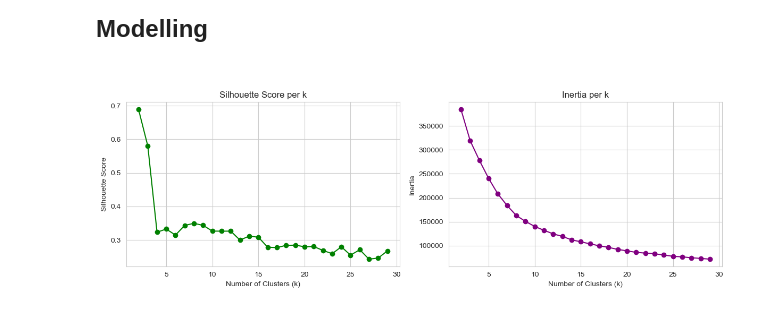
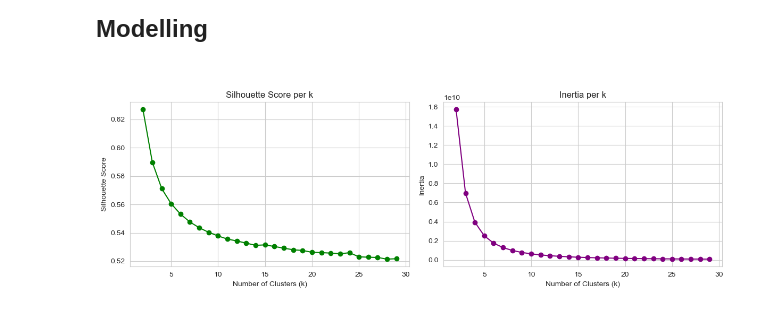
Before and after one commit to inesbchainho/ML_unsupervized_learning_26, a Jupyter notebook: Main_Notebook.ipynb, the cells around one changed output. Saved outputs shown, nothing was run; the diff lists cells and outputs as text; code cells hidden in the pictures.

```diff
--- a/Main_Notebook.ipynb
+++ b/Main_Notebook.ipynb
@@ -161,10 +161,10 @@ print("----------------Feature Engineering:-----------------------")
 data_droped["AVG_PURCHASE_VALUE"] = np.where(data_droped["PURCHASES_TRX"] > 0, data_droped["PURCHASES"] / data_droped["PURCHASES_TRX"], 0)
 data_droped["AVG_CASH_ADVANCE_VALUE"] = np.where(data_droped["CASH_ADVANCE_TRX"] > 0, data_droped["CASH_ADVANCE"] / data_droped["CASH_ADVANCE_TRX"], 0)
 
-data_droped["PURCHASE_ENGAGEMENT"] = np.log(1 + data_droped["PURCHASES"] * data_droped["PURCHASES_FREQUENCY"])
-data_droped["INSTALLMENT_PURCHASES_ENGAGEMENT"] = np.log(1 + data_droped["INSTALLMENTS_PURCHASES"] * data_droped["PURCHASES_INSTALLMENTS_FREQUENCY"])
+data_droped["PURCHASE_ENGAGEMENT"] = data_droped["PURCHASES"] * data_droped["PURCHASES_FREQUENCY"]
+data_droped["INSTALLMENT_PURCHASES_ENGAGEMENT"] = data_droped["INSTALLMENTS_PURCHASES"] * data_droped["PURCHASES_INSTALLMENTS_FREQUENCY"]
 
-data_droped["PAYMENT_RATIO"] = np.log(1 + data_droped["PAYMENTS"] / data_droped["MINIMUM_PAYMENTS"])
+data_droped["PAYMENT_RATIO"] = data_droped["PAYMENTS"] / data_droped["MINIMUM_PAYMENTS"]
 data_droped.drop(columns = ["CASH_ADVANCE", "PURCHASES_FREQUENCY", "PURCHASES", "INSTALLMENTS_PURCHASES", "ONEOFF_PURCHASES_FREQUENCY", "CASH_ADVANCE_FREQUENCY",
                             "CASH_ADVANCE_TRX", "PURCHASES_TRX", "PURCHASES_INSTALLMENTS_FREQUENCY", "MINIMUM_PAYMENTS"], inplace = True)
 data_droped.info()
@@ -281,7 +271,7 @@ for col in discrete_cols:
 # %% [output]
 [figure]
 # %%
-cont_cols = ['BALANCE', 'BALANCE_FREQUENCY', 'CREDIT_LIMIT', 'PAYMENTS', 'PRC_FULL_PAYMENT', 'AVG_PURCHASE_VALUE', 'AVG_CASH_ADVANCE_VALUE', 'PURCHASE_ENGAGEMENT',
+cont_cols = ['BALANCE', 'BALANCE_FREQUENCY', 'ONEOFF_PURCHASES', 'CREDIT_LIMIT', 'PAYMENTS', 'PRC_FULL_PAYMENT', 'AVG_PURCHASE_VALUE', 'AVG_CASH_ADVANCE_VALUE', 'PURCHASE_ENGAGEMENT',
              'INSTALLMENT_PURCHASES_ENGAGEMENT', 'PAYMENT_RATIO']
 
 for col in cont_cols:
@@ -305,9 +296,9 @@ for col in cont_cols:
 # %% [markdown]
 <b><font size="5">Data Preparation for Cluster Analysis</font></b><br><br>
 # %%
-skewed_cols = ['BALANCE', 'BALANCE_FREQUENCY', 'CREDIT_LIMIT', 'PAYMENTS', 'PRC_FULL_PAYMENT', 'AVG_PURCHASE_VALUE', 'AVG_CASH_ADVANCE_VALUE']
+print("----------------Handling skewed data:-----------------------")
+# skewed cols, continuous, not between 0 and 1:
+skewed_cols = ['BALANCE', 'ONEOFF_PURCHASES', 'CREDIT_LIMIT', 'PAYMENTS', 'AVG_PURCHASE_VALUE', 'AVG_CASH_ADVANCE_VALUE', 'PURCHASE_ENGAGEMENT', 'INSTALLMENT_PURCHASES_ENGAGEMENT', 'PAYMENT_RATIO']
 
 for col in skewed_cols:
     data_droped[col] = np.log1p(data_droped[col])
-    # shouldnt log1p vars that are already log1p
-    # ask chat if i should log1p the others vars bc they are already so compressed
@@ -334,0 +317,5 @@ pca_data.head()
+# %%
+cols = ['BALANCE', 'BALANCE_FREQUENCY', 'ONEOFF_PURCHASES', 'CREDIT_LIMIT', 'PAYMENTS', 'PRC_FULL_PAYMENT', 'TENURE', 'AVG_PURCHASE_VALUE', 'AVG_CASH_ADVANCE_VALUE', 'PURCHASE_ENGAGEMENT', 'INSTALLMENT_PURCHASES_ENGAGEMENT', 'PAYMENT_RATIO']
+scaler = RobustScaler()
+data_droped[cols] = scaler.fit_transform(data_droped[cols])
+data_droped.describe()
@@ -343,35 +342,35 @@ def find_optimal_k(df, k_range = range(2, 30)):
     inertia = []
     for k in k_range:
         model = KMeans(n_clusters = k, random_state = 42)
         model.fit(df)
         sil_score = silhouette_score(df, model.labels_)
         silhouette_scores.append(sil_score)
         inertia.append(model.inertia_)
         # print(f"k={k}, silhouette={sil_score:.4f}, inertia={model.inertia_:.0f}")
     return list(k_range), silhouette_scores, inertia
 
-k_range, silhouette_scores, inertia_scores = find_optimal_k(pca_data)
+k_range, silhouette_scores, inertia_scores = find_optimal_k(data_droped)
 
 def plot_kmeans_scores(k_range, silhouette_scores, inertia_scores):
     plt.figure(figsize=(12, 4))
     # Silhouette - Local maximums
     plt.subplot(1, 2, 1)
     plt.plot(k_range, silhouette_scores, marker='o', color='green')
     plt.title("Silhouette Score per k")
     plt.xlabel("Number of Clusters (k)")
     plt.ylabel("Silhouette Score")
     # Inertia - Elbow method
     plt.subplot(1, 2, 2)
     plt.plot(k_range, inertia_scores, marker='o', color='purple')
     plt.title("Inertia per k")
     plt.xlabel("Number of Clusters (k)")
     plt.ylabel("Inertia")
     plt.tight_layout()
     plt.show()
 
 plot_kmeans_scores(k_range, silhouette_scores, inertia_scores)
 # %% [output]
-[figure, old version]
+[figure, new version]
 # %%
 # There are plenty local maximums in the silhouette scores (k = [2, 3, 5, 8, 12, 15,...]), but in
 # the Inertia plot, the values stabilize at k = 8, so this will be our final choice.
```
Also changed, not shown: parts of 14 cells of this notebook, 2 other files.
